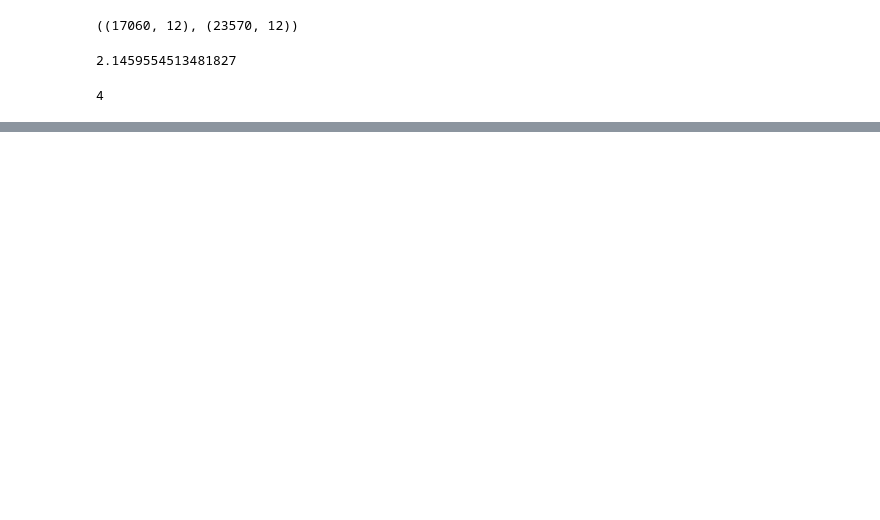
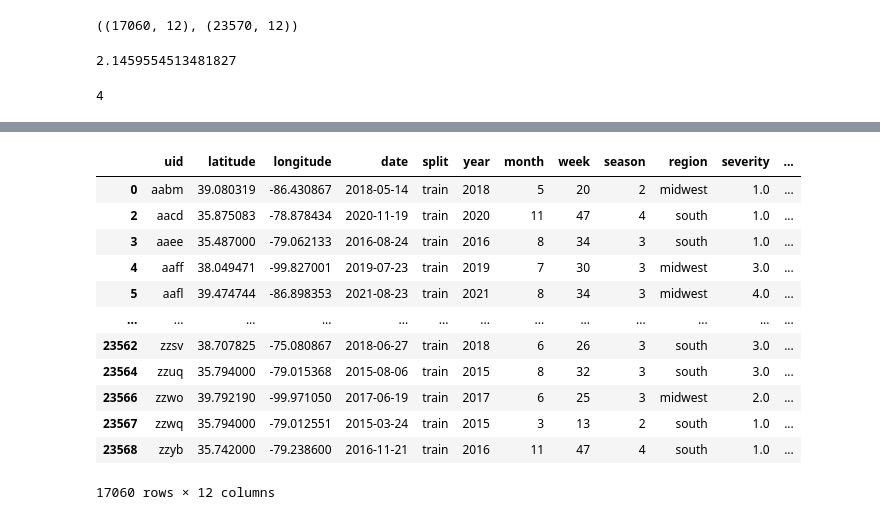
Before and after one commit to k-loki/Algal-bloom-Identification, a Jupyter notebook: notebooks/model_mtdata.ipynb, the cells around one changed output, grey strips where cells are left out. Cells and saved outputs as stored; diff of their text form; code cells hidden in the pictures; blank space fills up the shorter version.

```diff
--- a/notebooks/model_mtdata.ipynb
+++ b/notebooks/model_mtdata.ipynb
@@ -633,0 +389,16 @@ rmse(train_data.density.map(dens_to_sev).sort_index(), train_data.severity.sort_
+# %%
+train_data
+# %% [output]
+|  | uid | latitude | longitude | date | split | year | month | week | season | region | severity | ... |
+| 0 | aabm | 39.080319 | -86.430867 | 2018-05-14 | train | 2018 | 5 | 20 | 2 | midwest | 1.0 | ... |
+| 2 | aacd | 35.875083 | -78.878434 | 2020-11-19 | train | 2020 | 11 | 47 | 4 | south | 1.0 | ... |
+| 3 | aaee | 35.487000 | -79.062133 | 2016-08-24 | train | 2016 | 8 | 34 | 3 | south | 1.0 | ... |
+| 4 | aaff | 38.049471 | -99.827001 | 2019-07-23 | train | 2019 | 7 | 30 | 3 | midwest | 3.0 | ... |
+| 5 | aafl | 39.474744 | -86.898353 | 2021-08-23 | train | 2021 | 8 | 34 | 3 | midwest | 4.0 | ... |
+| ... | ... | ... | ... | ... | ... | ... | ... | ... | ... | ... | ... | ... |
+| 23562 | zzsv | 38.707825 | -75.080867 | 2018-06-27 | train | 2018 | 6 | 26 | 3 | south | 3.0 | ... |
+| 23564 | zzuq | 35.794000 | -79.015368 | 2015-08-06 | train | 2015 | 8 | 32 | 3 | south | 3.0 | ... |
+| 23566 | zzwo | 39.792190 | -99.971050 | 2017-06-19 | train | 2017 | 6 | 25 | 3 | midwest | 2.0 | ... |
+| 23567 | zzwq | 35.794000 | -79.012551 | 2015-03-24 | train | 2015 | 3 | 13 | 2 | south | 1.0 | ... |
+| 23568 | zzyb | 35.742000 | -79.238600 | 2016-11-21 | train | 2016 | 11 | 47 | 4 | south | 1.0 | ... |
+17060 rows × 12 columns
```
Also changed, not shown: parts of 57 cells of this notebook.
